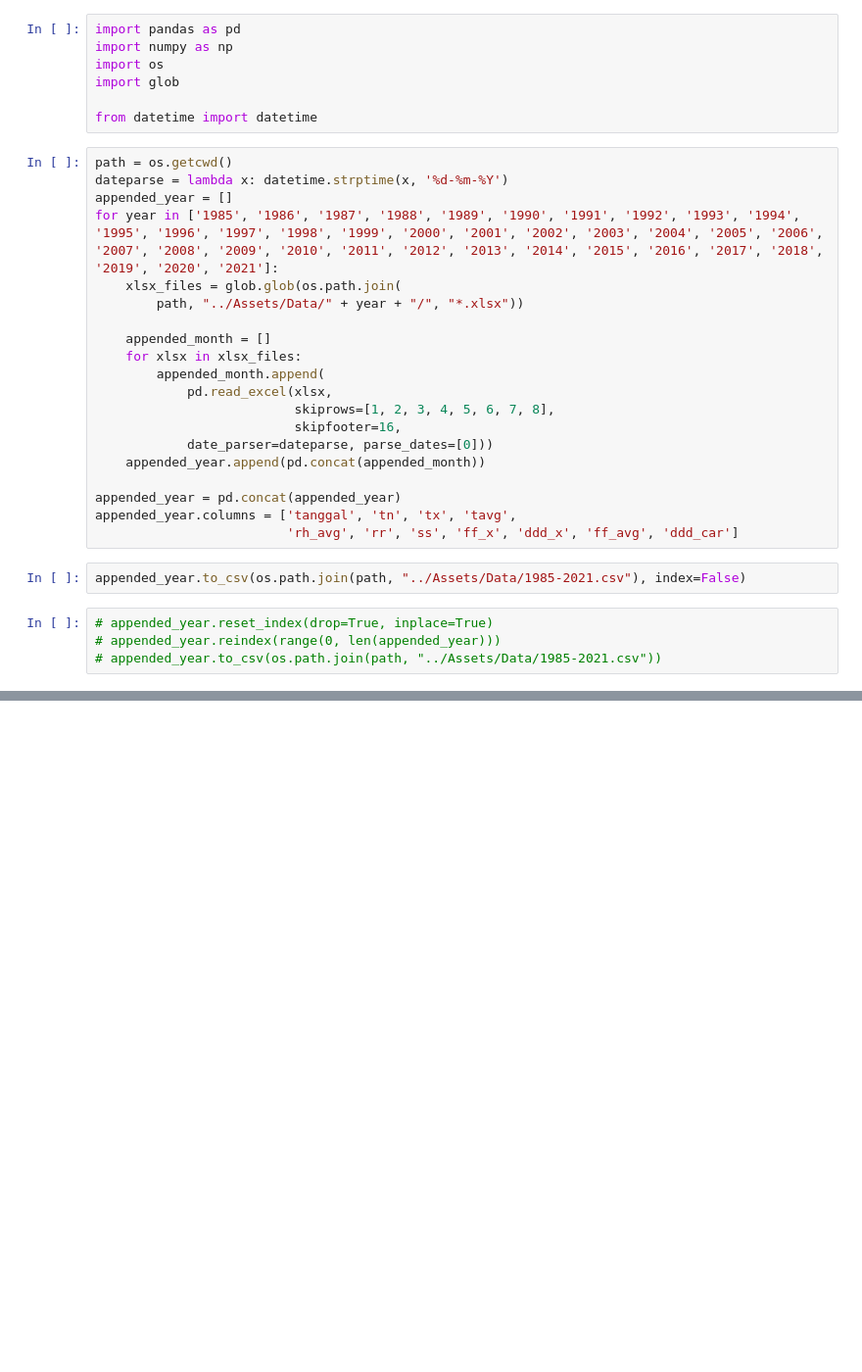
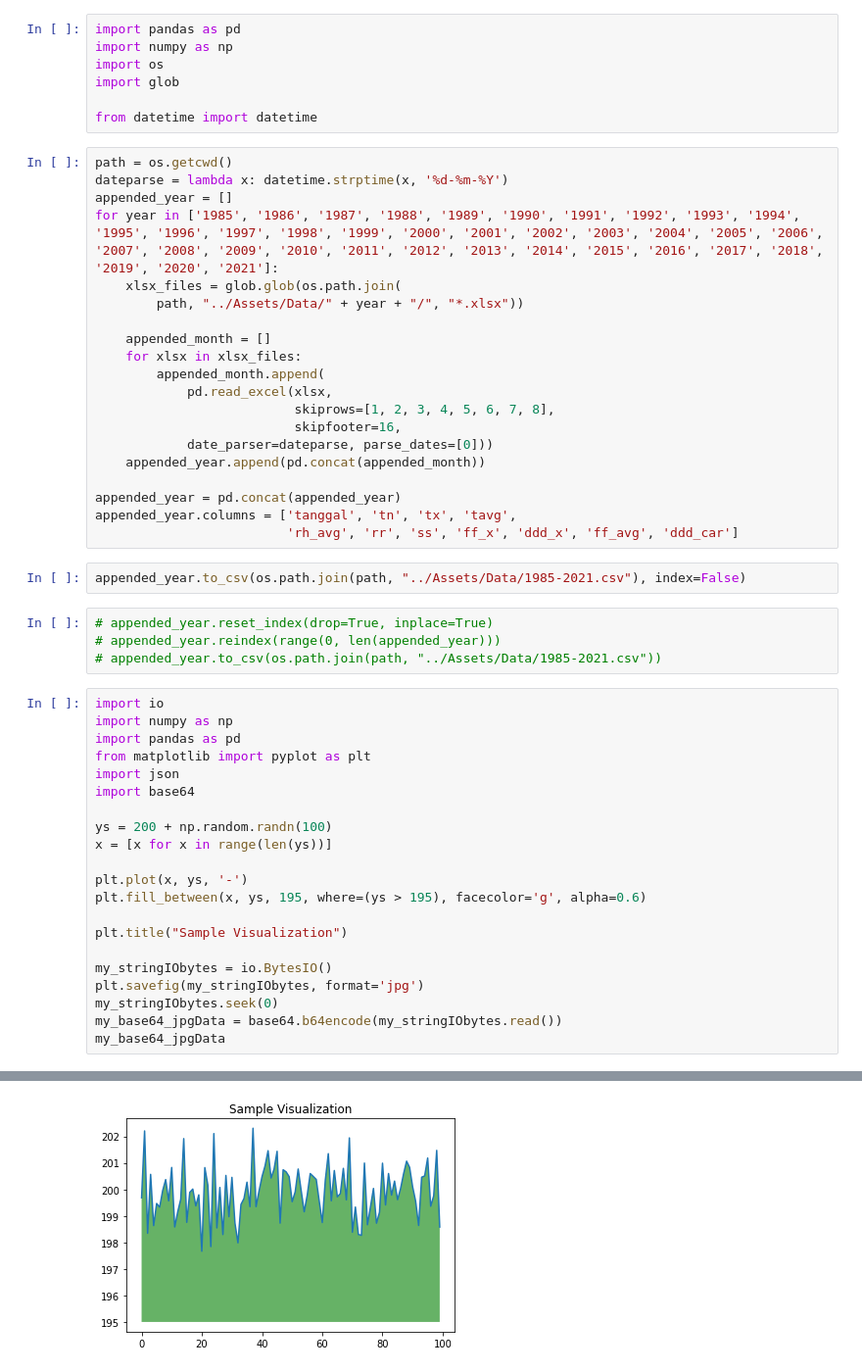
Before and after one commit to edosulai/SKRIPSI-LONG-SHORT-TERM-MEMORY, a Jupyter notebook: Jupyter Notebook/Rekap Data.ipynb, the cells around one changed output, grey strips where cells are left out. Shown at 98% size. Drawn from its saved outputs; the diff is of its cells as text; blank space fills up the shorter version.

```diff
--- a/Jupyter Notebook/Rekap Data.ipynb
+++ b/Jupyter Notebook/Rekap Data.ipynb
@@ -31,3 +31,25 @@ appended_year.to_csv(os.path.join(path, "../Assets/Data/1985-2021.csv"), index=F
 # appended_year.reset_index(drop=True, inplace=True)
 # appended_year.reindex(range(0, len(appended_year)))
 # appended_year.to_csv(os.path.join(path, "../Assets/Data/1985-2021.csv"))
+# %%
+import io
+import numpy as np
+import pandas as pd
+from matplotlib import pyplot as plt
+import json
+import base64
+
+ys = 200 + np.random.randn(100)
+x = [x for x in range(len(ys))]
+
+plt.plot(x, ys, '-')
+plt.fill_between(x, ys, 195, where=(ys > 195), facecolor='g', alpha=0.6)
+
+plt.title("Sample Visualization")
+
+my_stringIObytes = io.BytesIO()
+plt.savefig(my_stringIObytes, format='jpg')
+my_stringIObytes.seek(0)
+my_base64_jpgData = base64.b64encode(my_stringIObytes.read())
+my_base64_jpgData
+# %% [output]
@@ -33,0 +57 @@ appended_year.to_csv(os.path.join(path, "../Assets/Data/1985-2021.csv"), index=F
+[figure, added]
```
Also changed, not shown: parts of 1 cell of this notebook, 17 other files.
